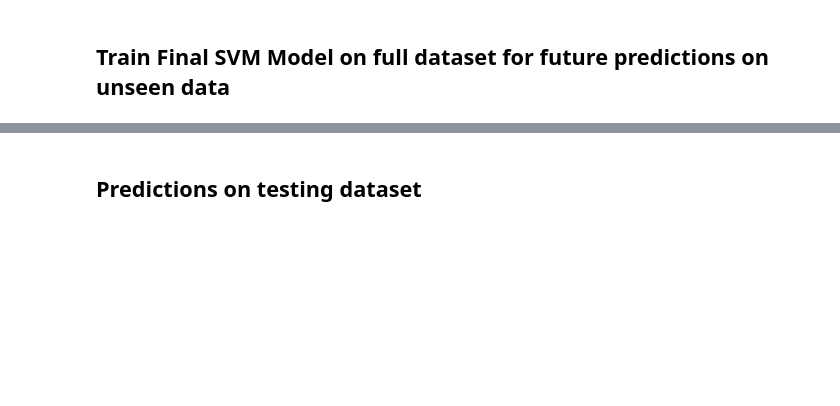
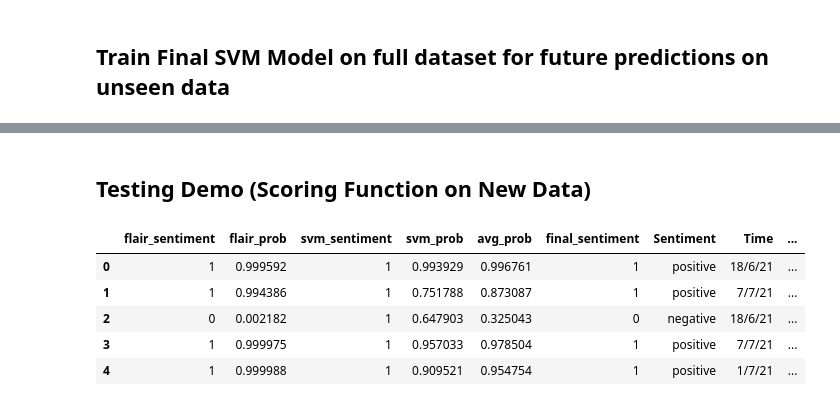
Before and after one commit to nivii26/DSA4263-Voice-of-Customer-VOC-analysis, a Jupyter notebook: root/ipynb/sentiment_analysis_demo.ipynb, the cells around one changed output, grey strips where cells are left out. Drawn from its saved outputs; the diff is of its cells as text; code cells hidden in the pictures; blank space fills up the shorter version.

Commit message:
Final Demo

```diff
--- a/root/ipynb/sentiment_analysis_demo.ipynb
+++ b/root/ipynb/sentiment_analysis_demo.ipynb
@@ -378,2 +404,16 @@ Average Cross Validation score pr_auc :0.9734479184570077
-# %% [markdown]
-## Predictions on testing dataset
+# %% [markdown]
+## Testing Demo (Scoring Function on New Data)
+# %%
+test_df = reviews_csv[['Time', 'Text']]
+SA_PROCESSED_DF_SVM, SA_PROCESSED_DF_FLAIR = SA_PREPROCESS_TEST(test_df[0:20])
+# %%
+SA_PREDICTIONS_DF = SA_MODEL_PREDICT(SA_PROCESSED_DF_SVM, SA_PROCESSED_DF_FLAIR, "predict")
+# %%
+SA_PREDICTIONS_DF.head()
+# %% [output]
+|  | flair_sentiment | flair_prob | svm_sentiment | svm_prob | avg_prob | final_sentiment | Sentiment | Time | ... |
+| 0 | 1 | 0.999592 | 1 | 0.993929 | 0.996761 | 1 | positive | 18/6/21 | ... |
+| 1 | 1 | 0.994386 | 1 | 0.751788 | 0.873087 | 1 | positive | 7/7/21 | ... |
+| 2 | 0 | 0.002182 | 1 | 0.647903 | 0.325043 | 0 | negative | 18/6/21 | ... |
+| 3 | 1 | 0.999975 | 1 | 0.957033 | 0.978504 | 1 | positive | 7/7/21 | ... |
+| 4 | 1 | 0.999988 | 1 | 0.909521 | 0.954754 | 1 | positive | 1/7/21 | ... |
```
Also changed, not shown: parts of 27 cells of this notebook.
